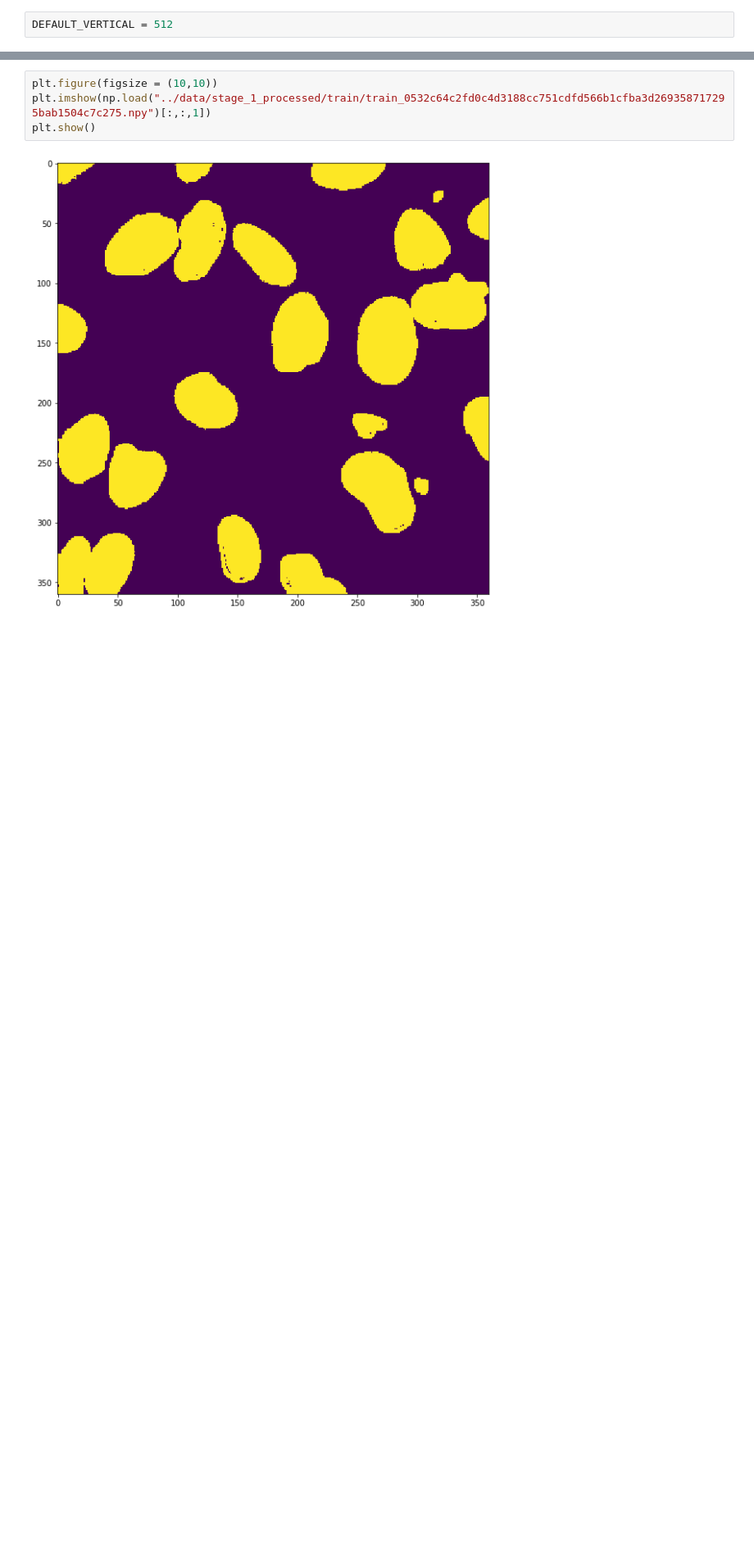
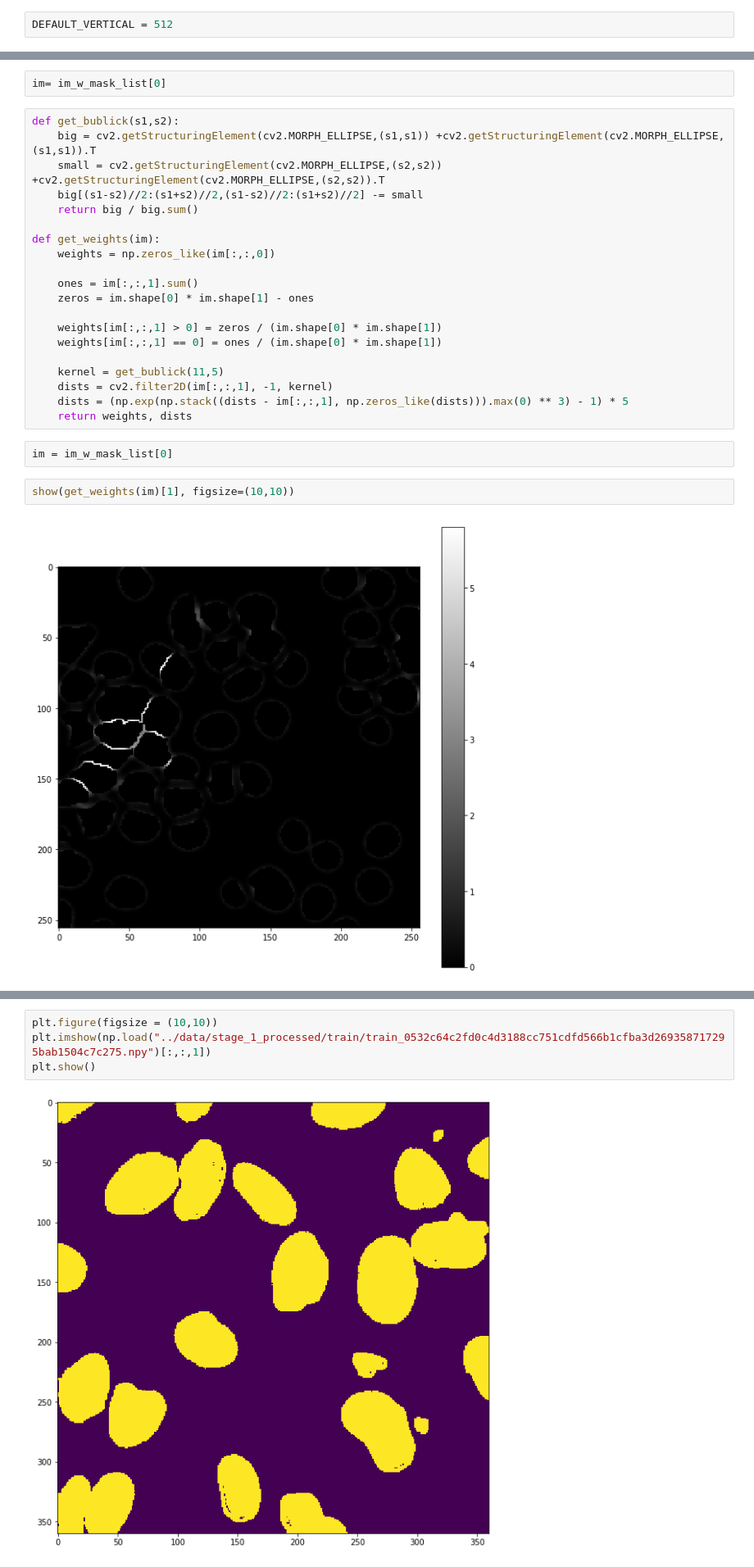
Before and after one commit to rykachevskiy/ds_bowl_2018, a Jupyter notebook: notebooks/investigator.ipynb, the cells around one changed output, grey strips where cells are left out. Shown at 82% size. Drawn from its saved outputs; the diff is of its cells as text; blank space fills up the shorter version.

```diff
--- a/notebooks/investigator.ipynb
+++ b/notebooks/investigator.ipynb
@@ -72,0 +141,28 @@ A Jupyter Widget
+# %%
+im= im_w_mask_list[0]
+# %%
+def get_bublick(s1,s2):
+    big = cv2.getStructuringElement(cv2.MORPH_ELLIPSE,(s1,s1)) +cv2.getStructuringElement(cv2.MORPH_ELLIPSE,(s1,s1)).T
+    small = cv2.getStructuringElement(cv2.MORPH_ELLIPSE,(s2,s2)) +cv2.getStructuringElement(cv2.MORPH_ELLIPSE,(s2,s2)).T
+    big[(s1-s2)//2:(s1+s2)//2,(s1-s2)//2:(s1+s2)//2] -= small
+    return big / big.sum()
+
+def get_weights(im):
+    weights = np.zeros_like(im[:,:,0])
+
+    ones = im[:,:,1].sum()
+    zeros = im.shape[0] * im.shape[1] - ones
+
+    weights[im[:,:,1] > 0] = zeros / (im.shape[0] * im.shape[1])
+    weights[im[:,:,1] == 0] = ones / (im.shape[0] * im.shape[1])
+
+    kernel = get_bublick(11,5)
+    dists = cv2.filter2D(im[:,:,1], -1, kernel)
+    dists = (np.exp(np.stack((dists - im[:,:,1], np.zeros_like(dists))).max(0) ** 3) - 1) * 5
+    return weights, dists
+# %%
+im = im_w_mask_list[0]
+# %%
+show(get_weights(im)[1], figsize=(10,10))
+# %% [output]
+[figure, added]
```
Also changed, not shown: parts of 59 cells of this notebook.
